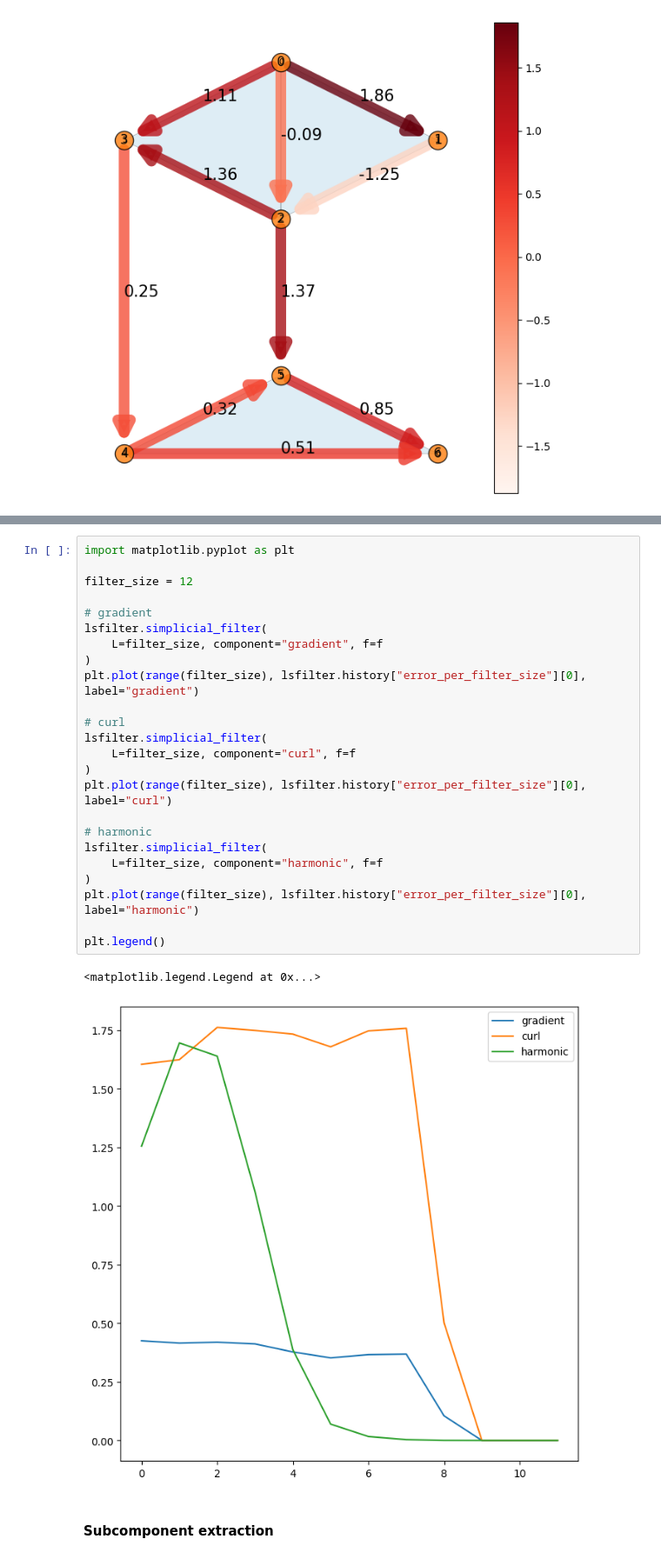
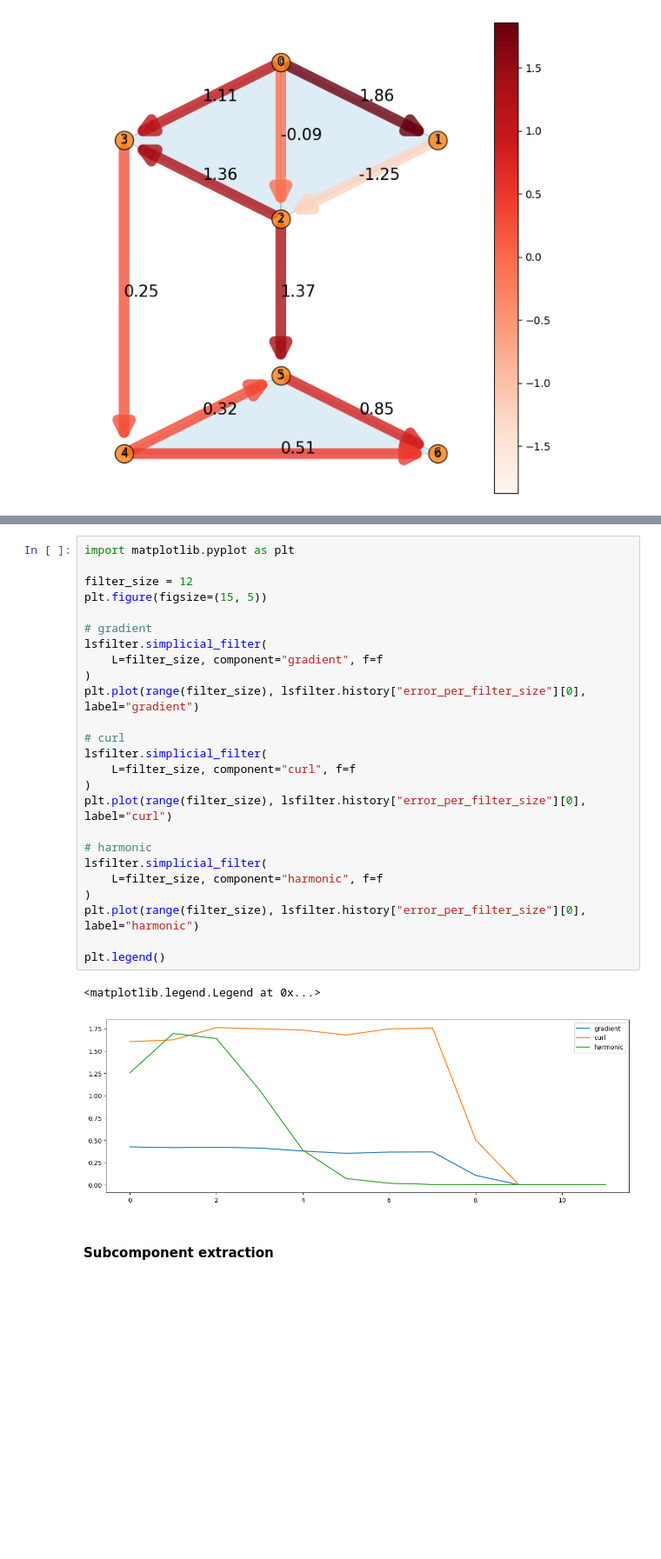
Before and after one commit to irtazahashmi/pytspl, a Jupyter notebook: notebooks/ls_filter_design.ipynb, the cells around one changed output, grey strips where cells are left out. Shown at 87% size. Saved outputs shown, nothing was run; the diff lists cells and outputs as text; blank space fills up the shorter version.

```diff
--- a/notebooks/ls_filter_design.ipynb
+++ b/notebooks/ls_filter_design.ipynb
@@ -87,30 +85,31 @@ lsfilter.history["error_per_filter_size"]
 # %%
 import matplotlib.pyplot as plt
 
 filter_size = 12
+plt.figure(figsize=(15, 5))
 
 # gradient
 lsfilter.simplicial_filter(
     L=filter_size, component="gradient", f=f
 )
 plt.plot(range(filter_size), lsfilter.history["error_per_filter_size"][0], label="gradient")
 
 # curl
 lsfilter.simplicial_filter(
     L=filter_size, component="curl", f=f
 )
 plt.plot(range(filter_size), lsfilter.history["error_per_filter_size"][0], label="curl")
 
 # harmonic
 lsfilter.simplicial_filter(
     L=filter_size, component="harmonic", f=f
 )
 plt.plot(range(filter_size), lsfilter.history["error_per_filter_size"][0], label="harmonic")
 
 plt.legend()
 # %% [output]
 <matplotlib.legend.Legend at 0x...>
-[figure, old version]
+[figure, new version]
 # %% [markdown]
 #### Subcomponent extraction
 # %%
```
Also changed, not shown: parts of 1 cell of this notebook, 5 other files.
